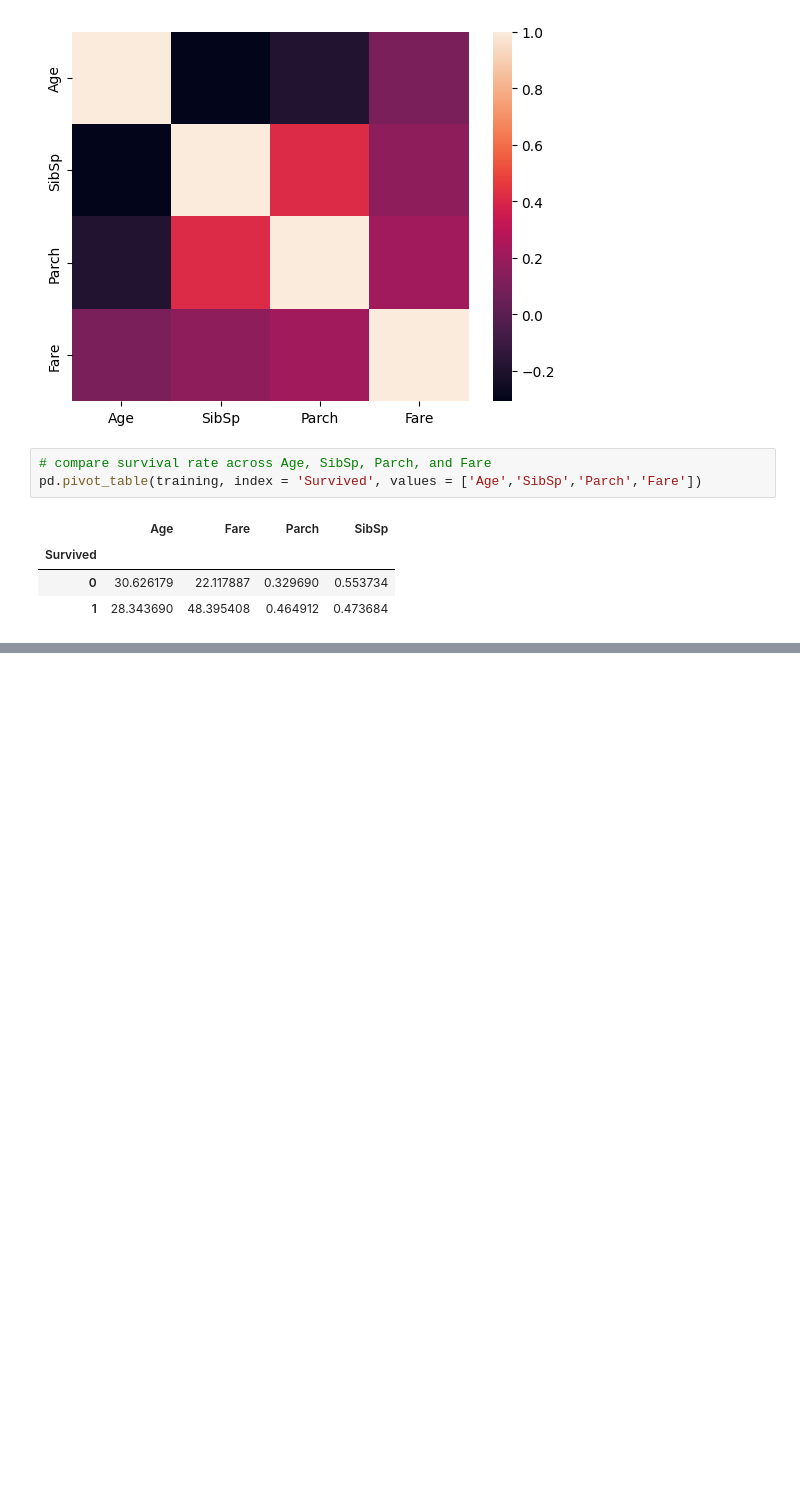
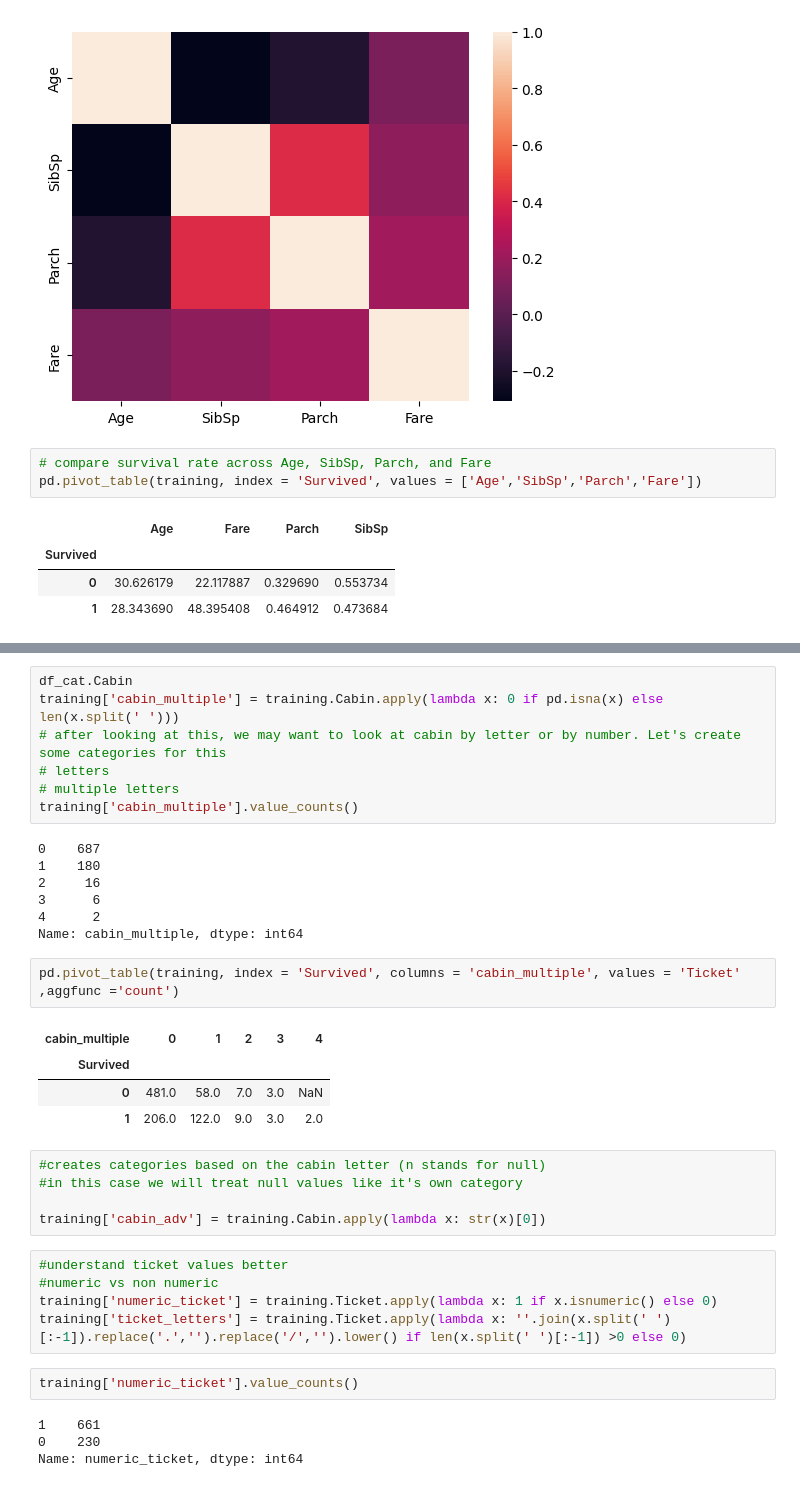
Before and after one commit to Dhrubaraj-Roy/Titanic-Project, a Jupyter notebook: main.ipynb, the cells around one changed output, grey strips where cells are left out. Drawn from its saved outputs; the diff is of its cells as text; blank space fills up the shorter version.

```diff
--- a/main.ipynb
+++ b/main.ipynb
@@ -176,0 +227,37 @@ pd.pivot_table(training, index = 'Survived', values = ['Age','SibSp','Parch','Fa
+# %%
+df_cat.Cabin
+training['cabin_multiple'] = training.Cabin.apply(lambda x: 0 if pd.isna(x) else len(x.split(' ')))
+# after looking at this, we may want to look at cabin by letter or by number. Let's create some categories for this
+# letters
+# multiple letters
+training['cabin_multiple'].value_counts()
+# %% [output]
+0    687
+1    180
+2     16
+3      6
+4      2
+Name: cabin_multiple, dtype: int64
+# %%
+pd.pivot_table(training, index = 'Survived', columns = 'cabin_multiple', values = 'Ticket' ,aggfunc ='count')
+# %% [output]
+| cabin_multiple | 0 | 1 | 2 | 3 | 4 |
+| Survived |  |  |  |  |  |
+| 0 | 481.0 | 58.0 | 7.0 | 3.0 | NaN |
+| 1 | 206.0 | 122.0 | 9.0 | 3.0 | 2.0 |
+# %%
+#creates categories based on the cabin letter (n stands for null)
+#in this case we will treat null values like it's own category
+
+training['cabin_adv'] = training.Cabin.apply(lambda x: str(x)[0])
+# %%
+#understand ticket values better
+#numeric vs non numeric
+training['numeric_ticket'] = training.Ticket.apply(lambda x: 1 if x.isnumeric() else 0)
+training['ticket_letters'] = training.Ticket.apply(lambda x: ''.join(x.split(' ')[:-1]).replace('.','').replace('/','').lower() if len(x.split(' ')[:-1]) >0 else 0)
+# %%
+training['numeric_ticket'].value_counts()
+# %% [output]
+1    661
+0    230
+Name: numeric_ticket, dtype: int64
```
Also changed, not shown: parts of 27 cells of this notebook.
